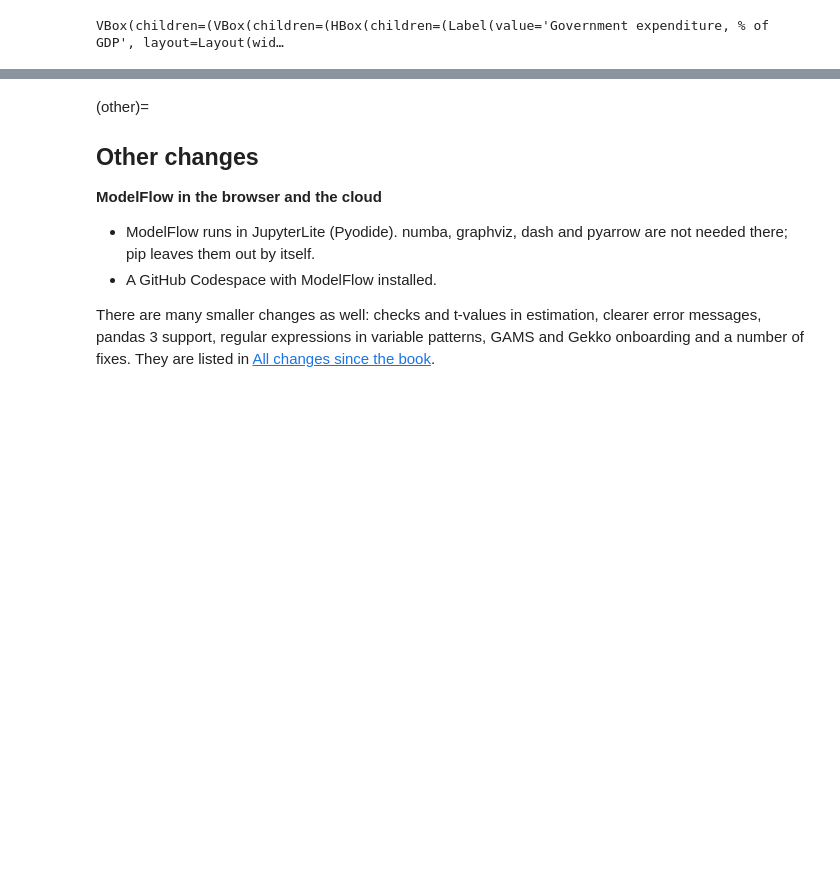
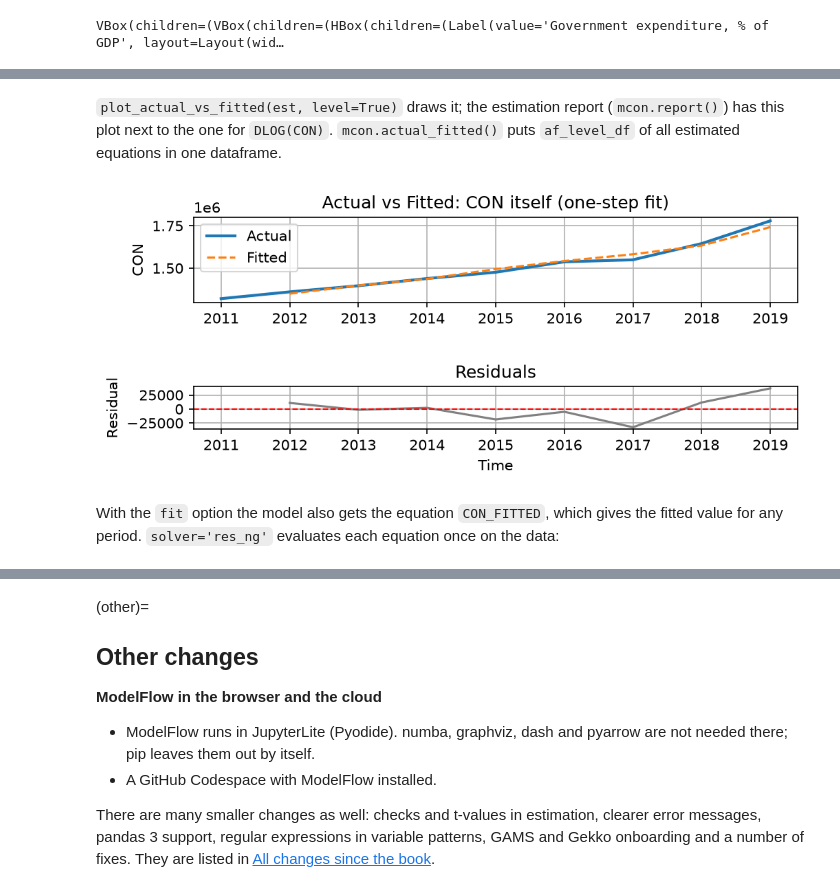
Before and after one commit to IbHansen/mfdemo, a Jupyter notebook: updates/whats_new.ipynb, the cells around one changed output, grey strips where cells are left out. Saved outputs shown, nothing was run; the diff lists cells and outputs as text; code cells hidden in the pictures; blank space fills up the shorter version.

```diff
--- a/updates/whats_new.ipynb
+++ b/updates/whats_new.ipynb
@@ -433,0 +734,22 @@ VBox(children=(VBox(children=(HBox(children=(Label(value='Government expenditure
+# %%
+import pandas as pd
+from modelconstruct_estimation import Makemodel
+from modelestimator_new import Estimate_nls, plot_actual_vs_fitted
+
+npl = pd.DataFrame({
+    'Y':   [1507633, 1559222, 1632040, 1689572, 1791141, 1862357, 1870424, 2038337,
+            2193706, 2339743, 2284300, 2394818, 2529243, 2576251, 2737770],
+    'CON': [None,    1320302, 1360376, 1396402, 1438904, 1476067, 1537410, 1549515,
+            1645118, 1779022, 1842997, 1989827, 2125755, 2144255, 2187140]},
+    index=range(2010, 2025), dtype=float)
+
+ls = Estimate_nls.with_defaults(
+    smpl=(2011, 2019), input_df=npl,
+    param_names=['lambda', 'beta_shortterm', 'beta_longterm'])
+
+mcon = Makemodel("""<stoc, fit, est=ls>
+dlog(con) = -lambda*(log(con(-1))-log(y(-1))-log(abs(beta_longterm(1))))
+            + beta_shortterm(10)*dlog(y)   st. lambda=0.3""",
+                 type_input='single', estimator_classes={'ls': ls})
+est = mcon.estimation_records[0]['estimator_object']
+est.af_df.join(est.residuals_df).round(4)       # in units of DLOG(CON)
@@ -433,0 +782,13 @@ VBox(children=(VBox(children=(HBox(children=(Label(value='Government expenditure
+# %% [markdown]
+`plot_actual_vs_fitted(est, level=True)` draws it; the estimation report
+(`mcon.report()`) has this plot next to the one for `DLOG(CON)`.
+`mcon.actual_fitted()` puts `af_level_df` of all estimated equations in one
+dataframe.
+# %%
+plot_actual_vs_fitted(est, level=True)
+# %% [output]
+[figure, added]
+# %% [markdown]
+With the `fit` option the model also gets the equation `CON_FITTED`, which
+gives the fitted value for any period. `solver='res_ng'` evaluates each
+equation once on the data:
```
Also changed, not shown: parts of 24 cells of this notebook, 5 other files.
